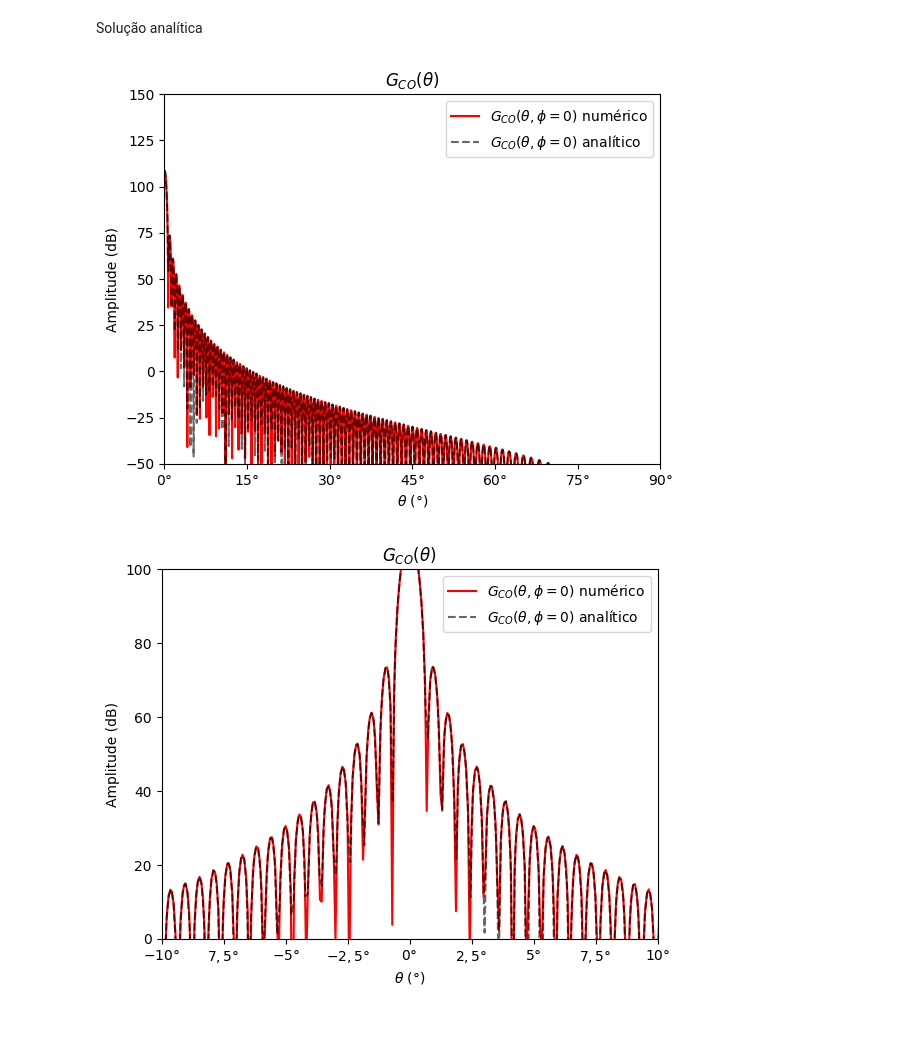
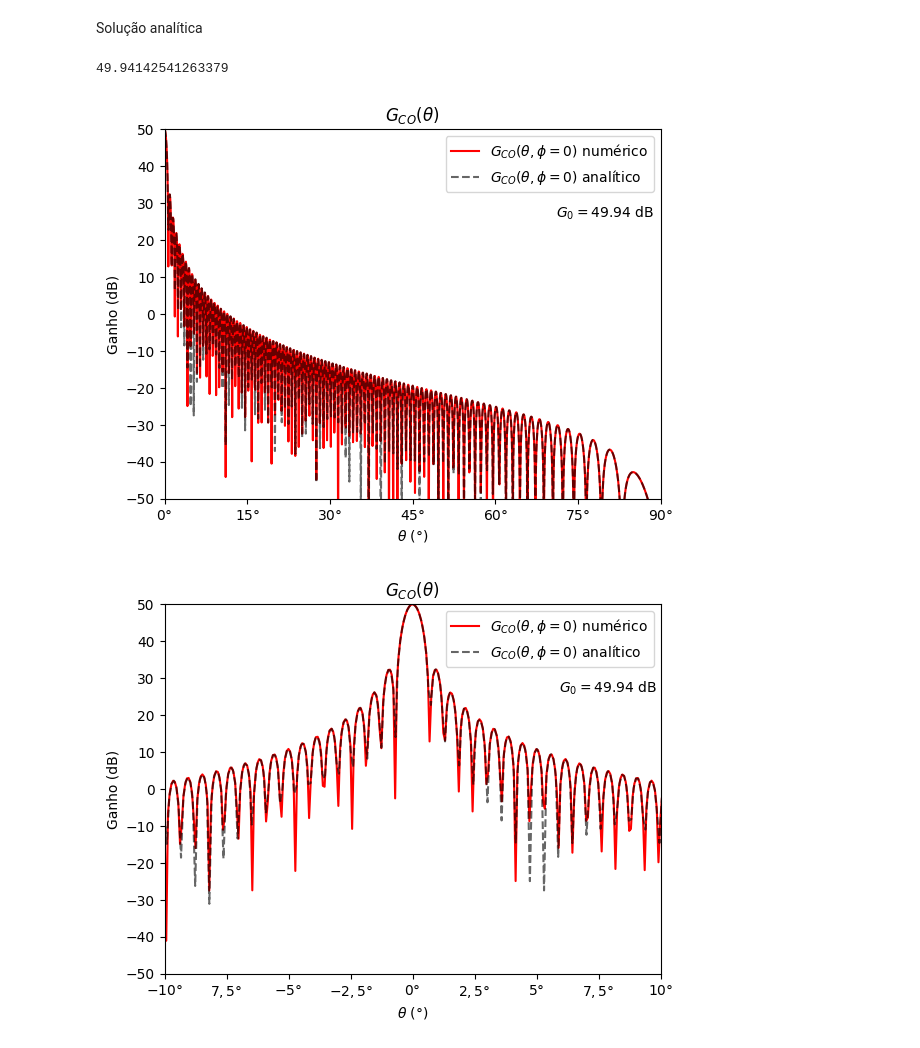
Before and after one commit to andrefsr/Trabalho-Final-Analise-de-Antenas, a Jupyter notebook: parte3.ipynb, the cells around one changed output. Saved outputs shown, nothing was run; the diff lists cells and outputs as text; code cells hidden in the pictures.

```diff
--- a/parte3.ipynb
+++ b/parte3.ipynb
@@ -40,8 +39,12 @@ E_phi   = -np.sin(PH)*I
 # %%
+TH, PH = np.meshgrid(theta, phi, indexing='ij')
 Eco = E_theta*np.cos(PH)-E_phi*np.sin(PH)
+Gco =  np.abs(Eco)**2 * 16*(1/(eta*a))**2
+Gco = 10*np.log10(Gco + 1e-12)
 
-Gco = 16*(k/eta)**2 * np.abs(Eco)**2
-Gco = 20*np.log10(np.abs(Gco) + 1e-12)
+Ecx = E_theta*np.sin(PH) + E_phi*np.sin(PH)
+Gcx =  np.abs(Ecx)**2 * 16*(1/(eta*a))**2
+Gcx = 10*np.log10(Gcx + 1e-12)
 # %% [markdown]
 Solução analítica
 # %%
@@ -56,23 +59,26 @@ x = u*a
 
 # --- Caso A: peso rho' ---
 I_theta = np.where(np.abs(x) > 1e-8,
-                   2*np.pi*a*jv(1, x)/np.where(np.abs(x) > 1e-8, u, 1),
-                   np.pi*a**2)                  # limite em u -> 0
+                   2*pi*a*jv(1, x)/np.where(np.abs(x) > 1e-8, u, 1),
+                   pi*a**2)                  # limite em u -> 0
 
 I = np.tile(I_theta[:, None], (1, num2))         # I[theta, phi], independe de phi
 
-Ea_theta =  np.cos(TH)*np.cos(PH)*I
-Ea_phi   = -np.sin(PH)*I
+Ea_theta =  np.cos(TH)*np.cos(PH)*I * ((-1j*k*eta)/(4*pi))
+Ea_phi   = -np.sin(PH)*I * ((-1j*k*eta)/(4*pi))
 
 Eaco = Ea_theta*np.cos(PH)-Ea_phi*np.sin(PH)
+Gaco = 16*(1/(eta*a))**2 * np.abs(Eaco)**2
+Gaco = 10*np.log10(Gaco + 1e-12)
 
-Gaco = 16*(k/eta)**2 * np.abs(Eaco)**2
-
-Gaco = 20*np.log10(np.abs(Gaco) + 1e-12)
+Eacx = Ea_theta*np.sin(PH) + Ea_phi*np.sin(PH)
+Gacx =  np.abs(Eacx)**2 * 16*(1/(eta*a))**2
+Gacx = 10*np.log10(Gacx + 1e-12)
 # %%
+print(np.max(np.real(Gco[:,-1])))
+
 plt.figure()
 plt.title(r'$G_{CO}(\theta)$')
-
 plt.plot(theta,np.real(Gco[:,0]),label=r'$G_{CO}(\theta,\phi=0)$ numérico',color='red')
 plt.plot(theta2,np.real(Gaco[:,0]),label=r'$G_{CO}(\theta,\phi=0)$ analítico',color='black',ls='--',alpha=0.6)
 plt.xticks([0,np.pi/12,np.pi/6,np.pi/4,np.pi/3,(5*np.pi)/12,np.pi/2],
@@ -82,11 +88,12 @@ plt.xlabel(r'$\theta$ (°)')
 plt.legend()
 plt.ylim(-50,50)
 plt.ylabel('Ganho (dB)')
+plt.text(x=0.79*(pi/2),y=26,s=r'$G_0=49.94$ dB')
+plt.yticks(np.arange(-50,51,10))
 plt.show()
 
 plt.figure()
 plt.title(r'$G_{CO}(\theta)$')
-
 plt.plot(theta,np.real(Gco[:,0]),label=r'$G_{CO}(\theta,\phi=0)$ numérico',color='red')
 plt.plot(theta2,np.real(Gaco[:,0]),label=r'$G_{CO}(\theta,\phi=0)$ analítico',color='black',ls='--',alpha=0.6)
 plt.xticks([ -pi/18,-1.5*pi/36,-pi/36,-0.5*pi/36 ,0,0.5*pi/36,pi/36,1.5*pi/36, pi/18],
@@ -95,34 +102,41 @@ plt.xlim(-pi/18,pi/18)
 plt.xlabel(r'$\theta$ (°)')
 plt.legend()
 plt.ylim(-50,50)
 plt.ylabel('Ganho (dB)')
+plt.text(x=0.59*(pi/18),y=26,s=r'$G_0=49.94$ dB')
+plt.yticks(np.arange(-50,51,10))
 plt.show()
 
 plt.figure()
 plt.title(r'$G_{CO}(\theta)$')
-plt.plot(theta,np.real(Gco[:,-1]),label=r'$G_{CO}}(\theta,\phi=\pi/2)$ numérico',color='royalblue')
+plt.plot(theta,np.real(Gco[:,-1]),label=r'$G_{CO}(\theta,\phi=\pi/2)$ numérico',color='royalblue')
 plt.plot(theta2,np.real(Gaco[:,-1]),label=r'$G_{CO}(\theta,\phi=\pi/2)$ analítico',color='black',ls='--',alpha=0.6)
 plt.xticks([0,np.pi/12,np.pi/6,np.pi/4,np.pi/3,(5*np.pi)/12,np.pi/2],
                     [ r"$0°$", r"$15°$",r"$30°$",r"$45°$",r"$60°$",r"$75°$",r"$90°$"])
 plt.xlim(0,pi/2)
 plt.ylim(-50,50)
 plt.xlabel(r'$\theta$ (°)')
 plt.legend()
 plt.ylabel('Ganho (dB)')
+plt.text(x=0.79*(pi/2),y=26,s=r'$G_0=49.94$ dB')
+plt.yticks(np.arange(-50,51,10))
 plt.show()
 
 plt.figure()
 plt.title(r'$G_{CO}(\theta)$')
-plt.plot(theta,np.real(Gco[:,-1]),label=r'$G_{CO}}(\theta,\phi=\pi/2)$ numérico',color='royalblue')
+plt.plot(theta,np.real(Gco[:,-1]),label=r'$G_{CO}(\theta,\phi=\pi/2)$ numérico',color='royalblue')
 plt.plot(theta2,np.real(Gaco[:,-1]),label=r'$G_{CO}(\theta,\phi=\pi/2)$ analítico',color='black',ls='--',alpha=0.6)
 plt.xticks([ -pi/18,-1.5*pi/36,-pi/36,-0.5*pi/36 ,0,0.5*pi/36,pi/36,1.5*pi/36, pi/18],
                     [r"$-10°$",r"$7,5°$",r"$-5°$",r"$-2,5°$" ,r"$0°$",r"$2,5°$",r"$5°$",r"$7,5°$", r"$10°$"])
 plt.xlim(-pi/18,pi/18)
 plt.ylim(-50,50)
+plt.yticks(np.arange(-50,51,10))
 plt.xlabel(r'$\theta$ (°)')
 plt.legend()
 plt.ylabel('Ganho (dB)')
+plt.text(x=0.59*(pi/18),y=26,s=r'$G_0=49.94$ dB')
 plt.show()
 # %% [output]
+49.94142541263379
-[figure, old version]
+[figure, new version]
-[figure, old version]
+[figure, new version]
```
Also changed, not shown: parts of 4 cells of this notebook, 2 other files.
